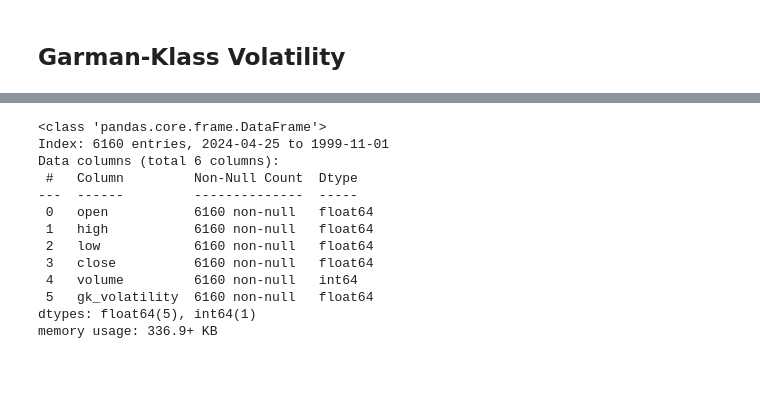
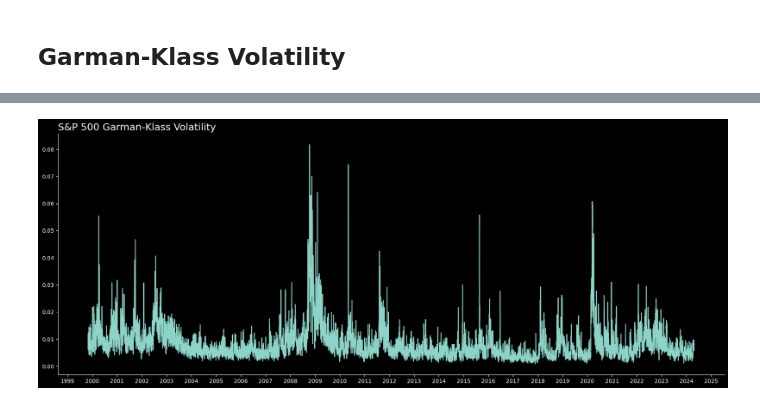
Before and after one commit to a-elgohary/algorithmic_trading, a Jupyter notebook: algorithmic_trading.ipynb, the cells around one changed output, grey strips where cells are left out. Drawn from its saved outputs; the diff is of its cells as text; code cells hidden in the pictures; blank space fills up the shorter version.

Commit message:
GK-Volatility and RSI done

```diff
--- a/algorithmic_trading.ipynb
+++ b/algorithmic_trading.ipynb
@@ -156,6 +149,8 @@ df_spy = pd.read_csv("data/df_spy.csv", index_col=0)
 # Rename columns
 df_spy.columns = [col[3:] for col in df_spy.columns]
 
+# Set index as DateTime
+df_spy.index = pd.to_datetime(df_spy.index)
 df_spy.info()
 # %% [output]
 <class 'pandas.core.frame.DataFrame'>
@@ -228,16 +211,0 @@ df_spy = garman_klass(df_spy)
-# %%
-df_spy.info()
-# %% [output]
-<class 'pandas.core.frame.DataFrame'>
-Index: 6160 entries, 2024-04-25 to 1999-11-01
-Data columns (total 6 columns):
- #   Column         Non-Null Count  Dtype
----  ------         --------------  -----
- 0   open           6160 non-null   float64
- 1   high           6160 non-null   float64
- 2   low            6160 non-null   float64
- 3   close          6160 non-null   float64
- 4   volume         6160 non-null   int64
- 5   gk_volatility  6160 non-null   float64
-dtypes: float64(5), int64(1)
-memory usage: 336.9+ KB
@@ -243,0 +215,22 @@ memory usage: 336.9+ KB
+# %%
+# Plot garman_klass volatility
+plt.style.use('dark_background')
+plt.figure(figsize=(22, 8))
+plt.plot(df_spy.index, df_spy['gk_volatility'])
+
+# Set the x-axis ticks to years
+ax = plt.gca()
+ax.xaxis.set_major_locator(mdates.YearLocator())
+ax.xaxis.set_major_formatter(mdates.DateFormatter('%Y'))
+
+# Set title
+plt.title('S&P 500 Garman-Klass Volatility',
+          loc='left',
+          fontsize=18
+          )
+
+
+sns.despine()
+plt.show();
+# %% [output]
+[figure, added]
```
Also changed, not shown: parts of 12 cells of this notebook.
